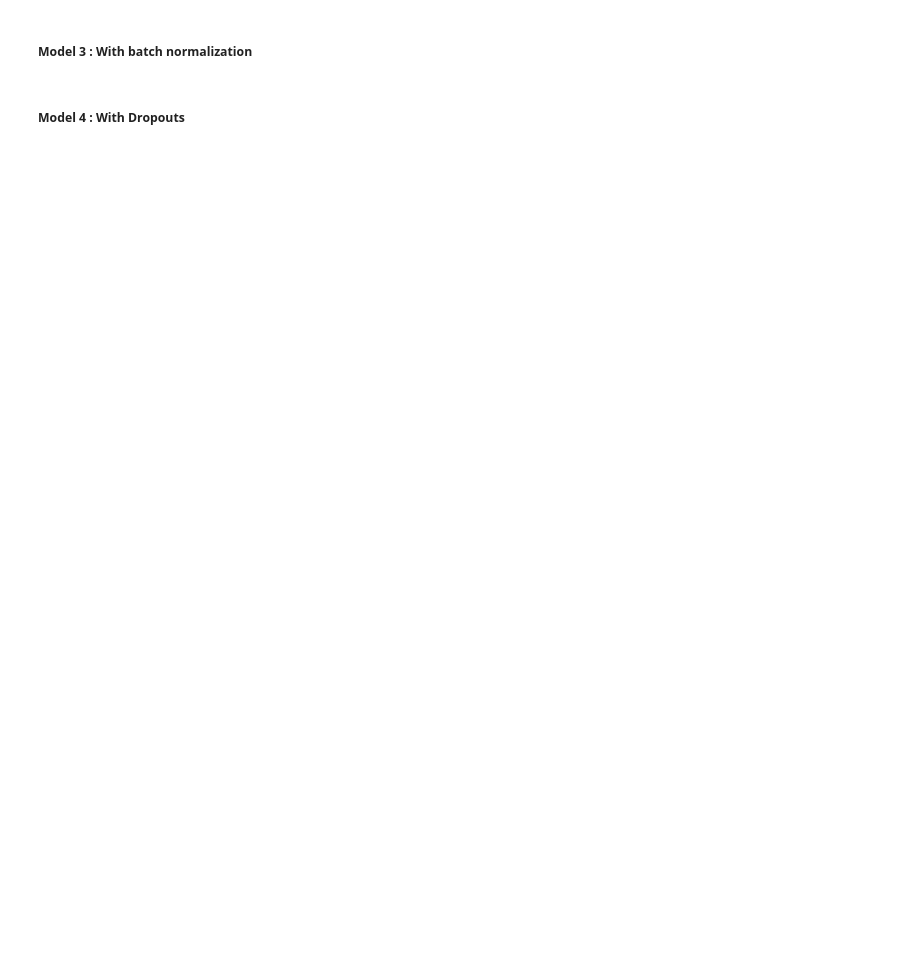
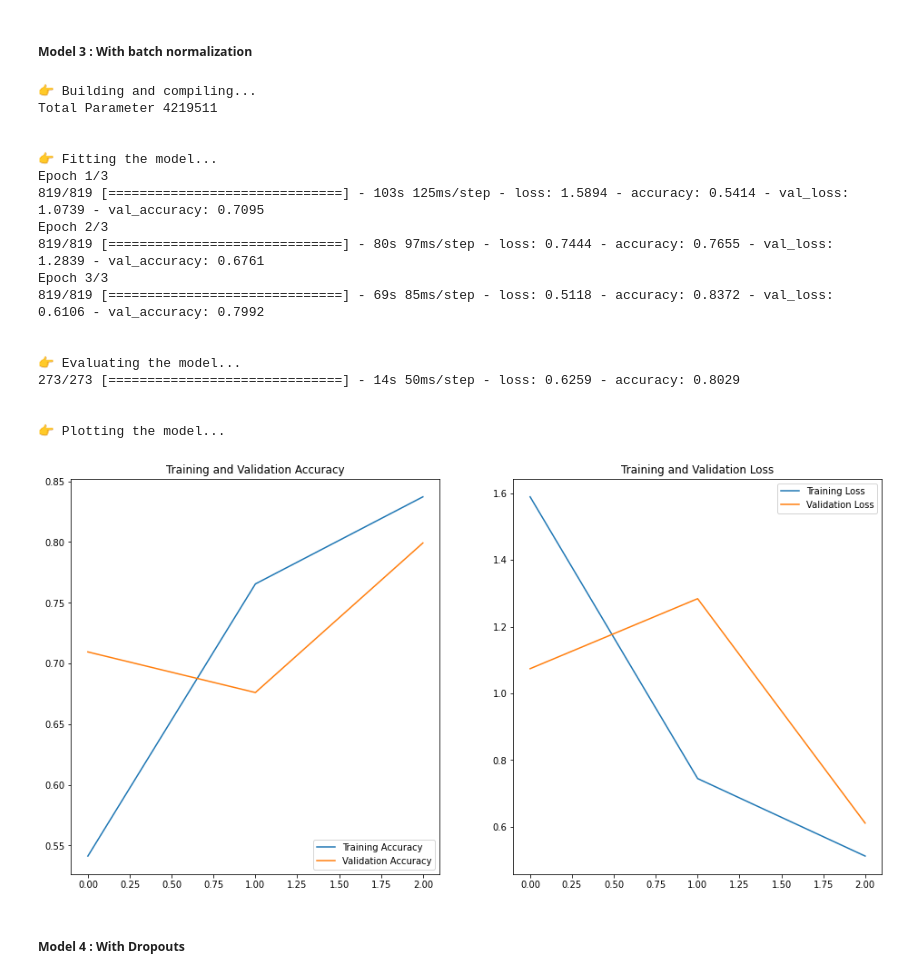
Before and after one commit to xanterx/thesis, a Jupyter notebook: thesis.ipynb, the cells around one changed output. Drawn from its saved outputs; the diff is of its cells as text; code cells hidden in the pictures; blank space fills up the shorter version.

```diff
--- a/thesis.ipynb
+++ b/thesis.ipynb
@@ -316,26 +334,46 @@ m2.run(tds=train_ds, vds=val_ds, ttds=test_ds)
 ##### Model 3 : With  batch normalization
 # %%
 m3 = mb(
-    model=models.Sequential(
+    model=tf.keras.models.Sequential(
         [
             resize,
             data_augmentation,
             layers.Conv2D(16, 3, padding="same", activation="relu"),
             layers.BatchNormalization(),
             layers.MaxPooling2D(),
             layers.Conv2D(32, 3, padding="same", activation="relu"),
             layers.MaxPooling2D(),
             layers.Conv2D(64, 3, padding="same", activation="relu"),
             layers.MaxPooling2D(),
             layers.Flatten(),
             layers.Dense(64, activation="relu"),
             layers.Dense(all_classes_count, activation="softmax"),
         ]
     ),
     input_shape=input_shape,
 )
 
 m3.run(tds=train_ds, vds=val_ds, ttds=test_ds)
+# %% [output]
+👉 Building and compiling...
+Total Parameter 4219511
+
+
+👉 Fitting the model...
+Epoch 1/3
+819/819 [==============================] - 103s 125ms/step - loss: 1.5894 - accuracy: 0.5414 - val_loss: 1.0739 - val_accuracy: 0.7095
+Epoch 2/3
+819/819 [==============================] - 80s 97ms/step - loss: 0.7444 - accuracy: 0.7655 - val_loss: 1.2839 - val_accuracy: 0.6761
+Epoch 3/3
+819/819 [==============================] - 69s 85ms/step - loss: 0.5118 - accuracy: 0.8372 - val_loss: 0.6106 - val_accuracy: 0.7992
+
+
+👉 Evaluating the model...
+273/273 [==============================] - 14s 50ms/step - loss: 0.6259 - accuracy: 0.8029
+
+
+👉 Plotting the model...
+[figure, added]
 # %% [markdown]
 ##### Model 4 : With Dropouts
 # %%
```
Also changed, not shown: parts of 25 cells of this notebook, 1 other file.
